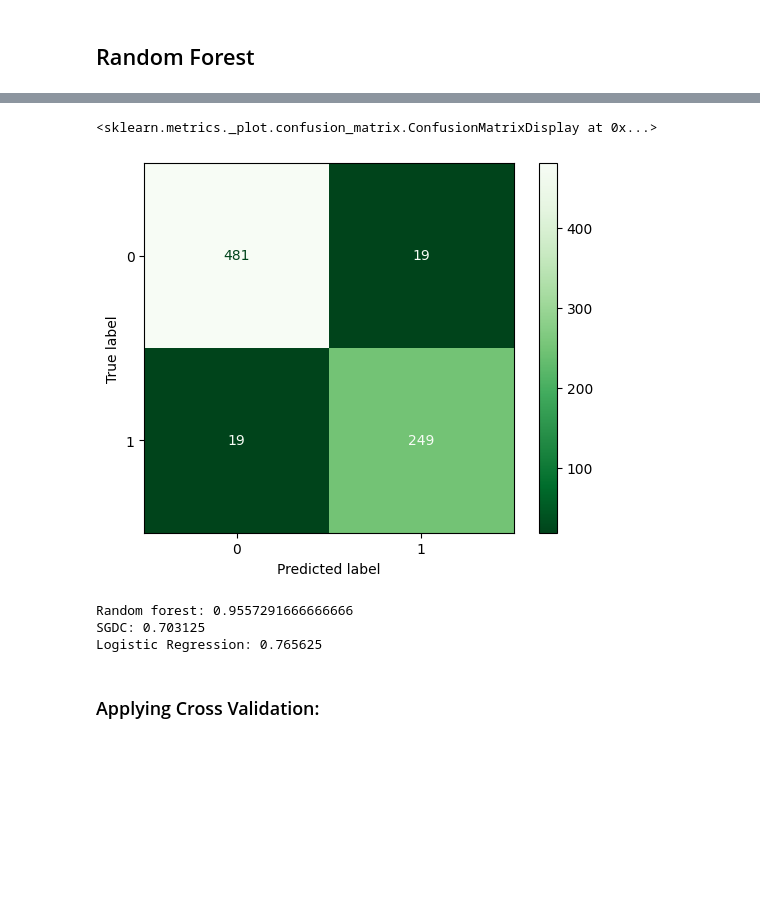
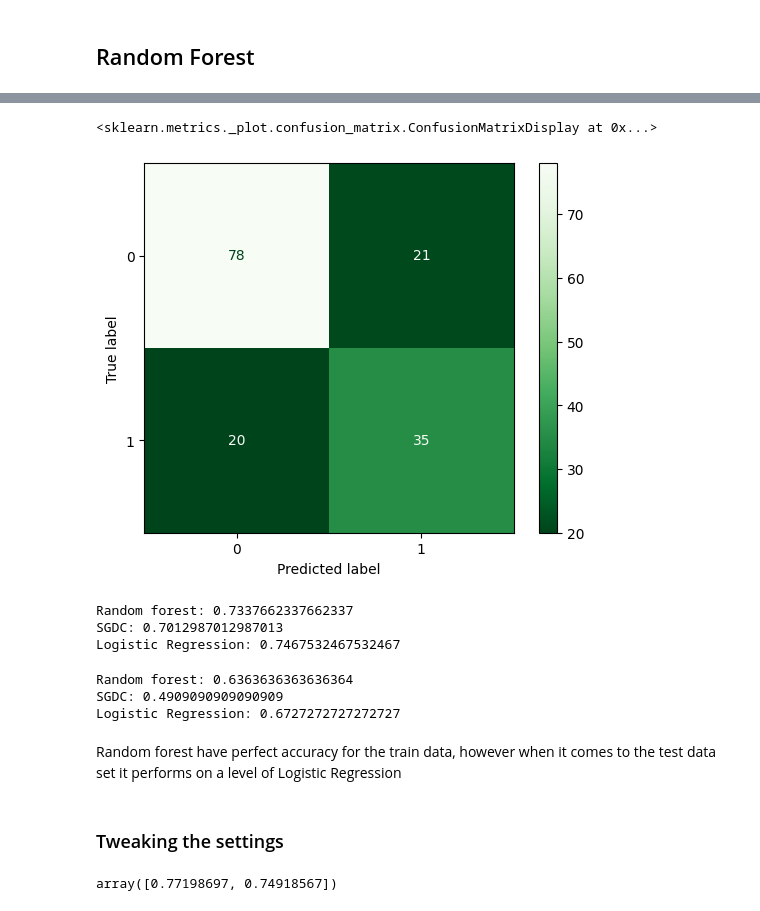
Before and after one commit to DawidWyskwarski/Predicting-Diabetes, a Jupyter notebook: predicting_diabetes.ipynb, the cells around one changed output, grey strips where cells are left out. Cells and saved outputs as stored; diff of their text form; code cells hidden in the pictures; blank space fills up the shorter version.

Commit message:
optimized for recall

```diff
--- a/predicting_diabetes.ipynb
+++ b/predicting_diabetes.ipynb
@@ -221,7 +221,7 @@ rfc = RandomForestClassifier()
 
 rfc.fit(X_train,y_train)
 
-rfc_pred = rfc.predict(X_scaled)
+rfc_pred = rfc.predict(X_test)
 
 rfc.score(X_test,y_test)
 # %% [output]
@@ -229,17 +229,29 @@ rfc.score(X_test,y_test)
 # %%
-ConfusionMatrixDisplay.from_predictions(y,rfc_pred, cmap="Greens_r")
+ConfusionMatrixDisplay.from_predictions(y_test,rfc_pred, cmap="Greens_r")
 # %% [output]
 <sklearn.metrics._plot.confusion_matrix.ConfusionMatrixDisplay at 0x...>
-[figure, old version]
+[figure, new version]
 # %%
 from sklearn.metrics import accuracy_score
 
-print(f"Random forest: {accuracy_score(y,rfc_pred)}")
-print(f"SGDC: {accuracy_score(y,sgdc_pred)}")
-print(f"Logistic Regression: {accuracy_score(y,lo_reg_pred)}")
+print(f"Random forest: {accuracy_score(y_test,rfc_pred)}")
+print(f"SGDC: {accuracy_score(y_test,sgdc_pred)}")
+print(f"Logistic Regression: {accuracy_score(y_test,lo_reg_pred)}")
 # %% [output]
-Random forest: 0.9557291666666666
-SGDC: 0.703125
-Logistic Regression: 0.765625
+Random forest: 0.7337662337662337
+SGDC: 0.7012987012987013
+Logistic Regression: 0.7467532467532467
+# %%
+from sklearn.metrics import recall_score
+
+print(f"Random forest: {recall_score(y_test,rfc_pred)}")
+print(f"SGDC: {recall_score(y_test,sgdc_pred)}")
+print(f"Logistic Regression: {recall_score(y_test,lo_reg_pred)}")
+# %% [output]
+Random forest: 0.6363636363636364
+SGDC: 0.4909090909090909
+Logistic Regression: 0.6727272727272727
 # %% [markdown]
-### Applying Cross Validation:
+Random forest have perfect accuracy for the train data, however when it comes to the test data set it performs on a level of Logistic Regression
+# %% [markdown]
+### Tweaking the settings
@@ -245,0 +262,6 @@ Logistic Regression: 0.765625
+# %%
+from sklearn.model_selection import cross_val_score
+
+cross_val_score(lo_reg, X_train, y_train, cv=skf, scoring="accuracy")
+# %% [output]
+array([0.77198697, 0.74918567])
```
Also changed, not shown: parts of 15 cells of this notebook.
